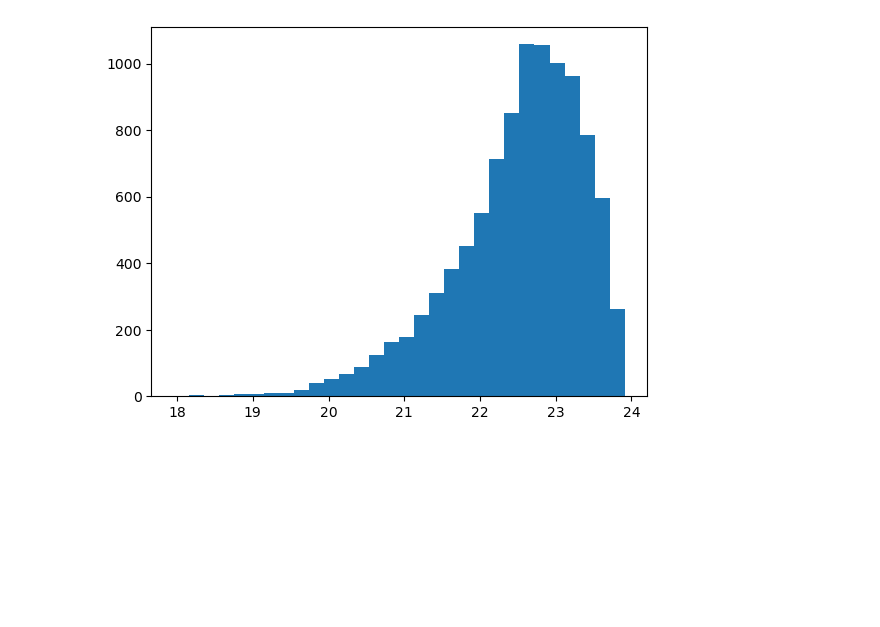
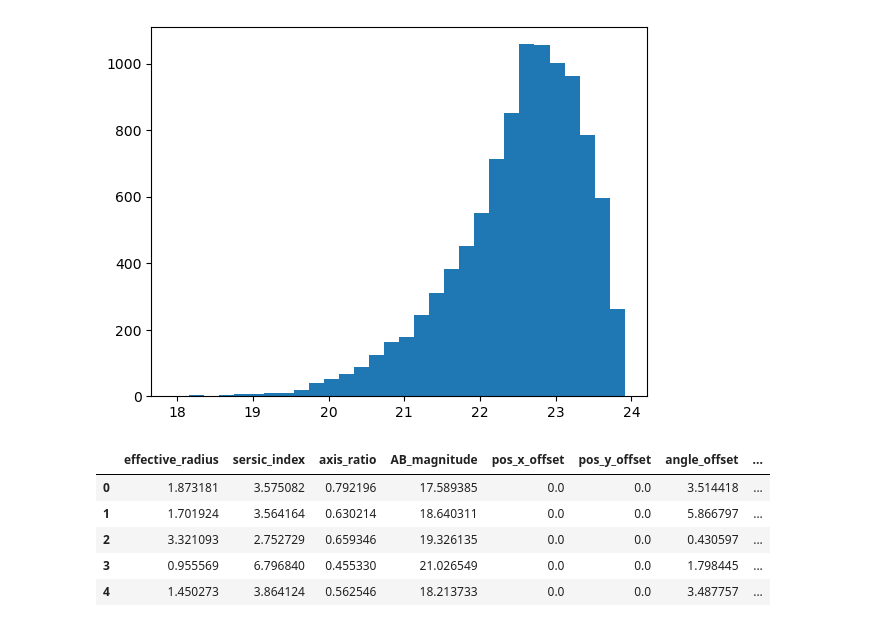
Before and after one commit to kl1ps3r/SED_inferred_color_images, a Jupyter notebook: temp_distributions.ipynb, the cells around one changed output. Saved outputs shown, nothing was run; the diff lists cells and outputs as text; code cells hidden in the pictures; blank space fills up the shorter version.

```diff
--- a/temp_distributions.ipynb
+++ b/temp_distributions.ipynb
@@ -169,3 +169,13 @@ plt.hist(app_M, bins=30)
 plt.show()
 # %% [output]
 [figure]
+# %%
+deflector_params = pd.read_csv('./inputs/full_run_sampling_1_deflector.csv')
+deflector_params.head()
+# %% [output]
+|  | effective_radius | sersic_index | axis_ratio | AB_magnitude | pos_x_offset | pos_y_offset | angle_offset | ... |
+| 0 | 1.873181 | 3.575082 | 0.792196 | 17.589385 | 0.0 | 0.0 | 3.514418 | ... |
+| 1 | 1.701924 | 3.564164 | 0.630214 | 18.640311 | 0.0 | 0.0 | 5.866797 | ... |
+| 2 | 3.321093 | 2.752729 | 0.659346 | 19.326135 | 0.0 | 0.0 | 0.430597 | ... |
+| 3 | 0.955569 | 6.796840 | 0.455330 | 21.026549 | 0.0 | 0.0 | 1.798445 | ... |
+| 4 | 1.450273 | 3.864124 | 0.562546 | 18.213733 | 0.0 | 0.0 | 3.487757 | ... |
```
Also changed, not shown: parts of 2 cells of this notebook, 2 other files.
